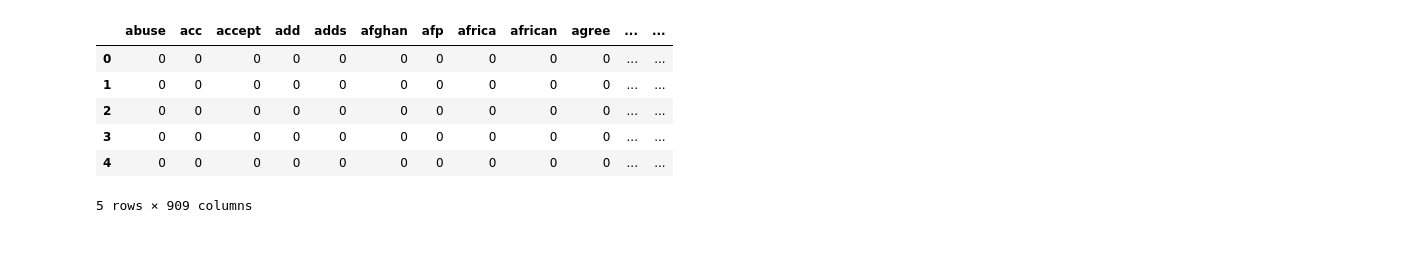
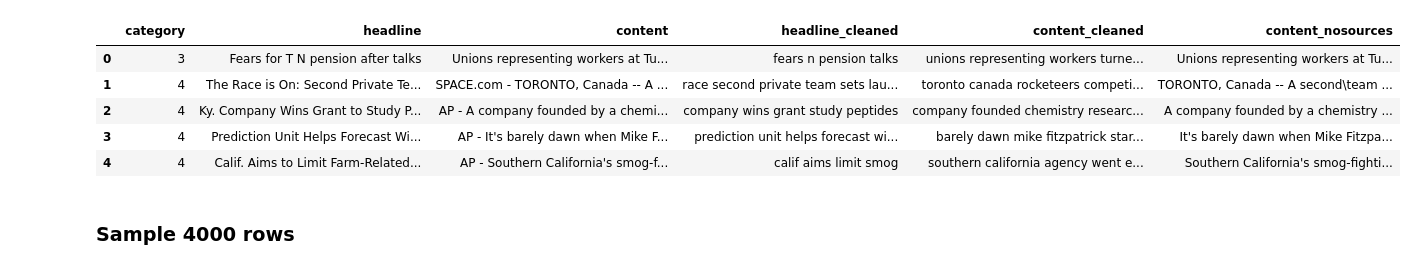
Before and after one commit to DataKnightsAI/Text-Classification-for-News-Summaries, a Jupyter notebook: feature-engineering.ipynb, the cells around one changed output. Cells and saved outputs as stored; diff of their text form; code cells hidden in the pictures.

```diff
--- a/feature-engineering.ipynb
+++ b/feature-engineering.ipynb
@@ -16,7 +27,7 @@ import sqlite3
 # %%
-dbconn = sqlite3.connect('./data/newsclassifier.db')
-train_data_df = pandas.read_sql_query('SELECT * FROM train_data_sample', dbconn)
-headline_bagofwords_df = pandas.read_sql_query('SELECT * FROM headline_bagofwords', dbconn)
+dbconn = sqlite3.connect('./data/cleanedtraintest_v2.db')
+train_data_df = pandas.read_sql_query('SELECT * FROM train_data', dbconn)
+test_data_df = pandas.read_sql_query('SELECT * FROM test_data', dbconn)
 dbconn.commit()
 dbconn.close()
 # %% [markdown]
@@ -53,11 +63,12 @@ train_data_df.head()
 # %%
-headline_bagofwords_df.drop('index', axis=1, inplace=True)
-headline_bagofwords_df.head()
+test_data_df.drop('index', axis=1, inplace=True)
+test_data_df.head()
 # %% [output]
-|  | abuse | acc | accept | add | adds | afghan | afp | africa | african | agree | ... | ... |
-| 0 | 0 | 0 | 0 | 0 | 0 | 0 | 0 | 0 | 0 | 0 | ... | ... |
-| 1 | 0 | 0 | 0 | 0 | 0 | 0 | 0 | 0 | 0 | 0 | ... | ... |
-| 2 | 0 | 0 | 0 | 0 | 0 | 0 | 0 | 0 | 0 | 0 | ... | ... |
-| 3 | 0 | 0 | 0 | 0 | 0 | 0 | 0 | 0 | 0 | 0 | ... | ... |
-| 4 | 0 | 0 | 0 | 0 | 0 | 0 | 0 | 0 | 0 | 0 | ... | ... |
+|  | category | headline | content | headline_cleaned | content_cleaned | content_nosources |
+| 0 | 3 | Fears for T N pension after talks | Unions representing workers at Tu... | fears n pension talks | unions representing workers turne... | Unions representing workers at Tu... |
+| 1 | 4 | The Race is On: Second Private Te... | SPACE.com - TORONTO, Canada -- A ... | race second private team sets lau... | toronto canada rocketeers competi... | TORONTO, Canada -- A second\team ... |
+| 2 | 4 | Ky. Company Wins Grant to Study P... | AP - A company founded by a chemi... | company wins grant study peptides | company founded chemistry researc... | A company founded by a chemistry ... |
+| 3 | 4 | Prediction Unit Helps Forecast Wi... | AP - It's barely dawn when Mike F... | prediction unit helps forecast wi... | barely dawn mike fitzpatrick star... | It's barely dawn when Mike Fitzpa... |
+| 4 | 4 | Calif. Aims to Limit Farm-Related... | AP - Southern California's smog-f... | calif aims limit smog | southern california agency went e... | Southern California's smog-fighti... |
-5 rows × 909 columns
+# %% [markdown]
+ ### Sample 4000 rows
```
Also changed, not shown: parts of 34 cells of this notebook, 2 other files.
